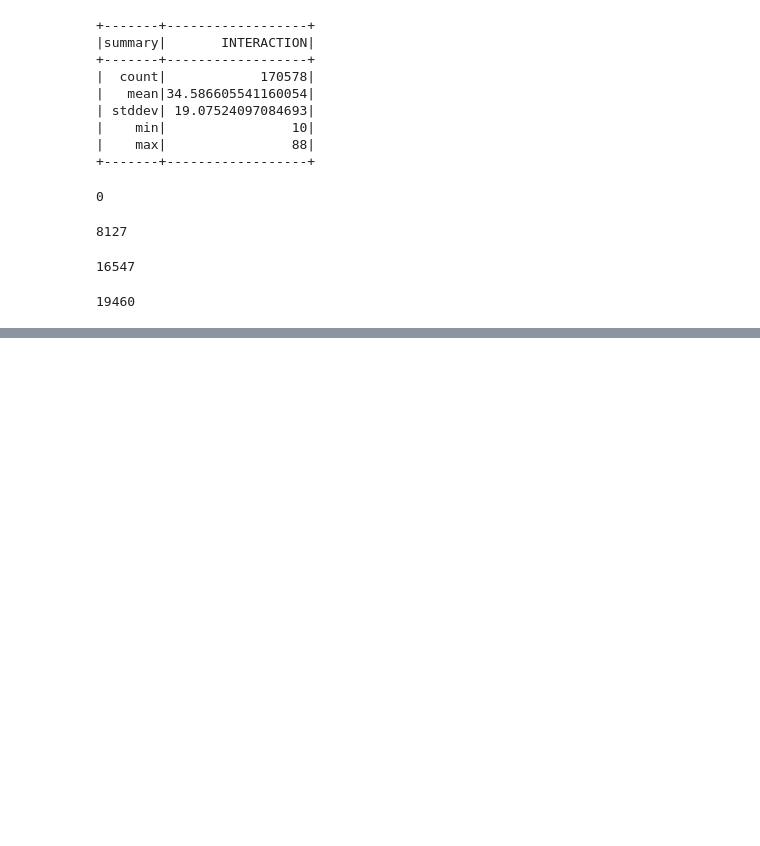
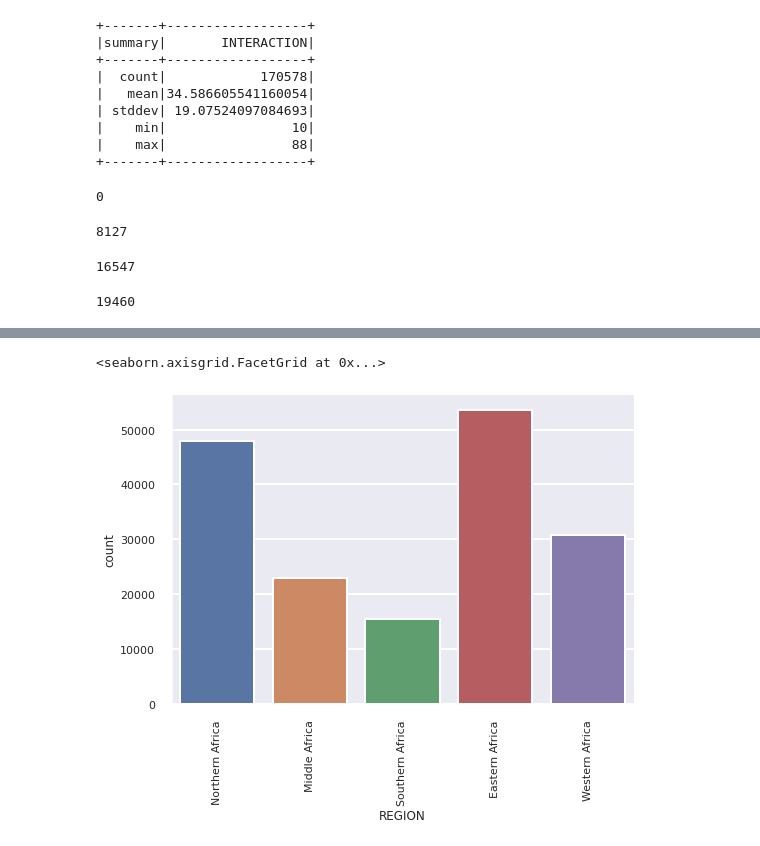
Before and after one commit to hachemwasli/SUAS-Project-Apache-Spark, a Jupyter notebook: conflicts_Spark.ipynb, the cells around one changed output, grey strips where cells are left out. Drawn from its saved outputs; the diff is of its cells as text; code cells hidden in the pictures; blank space fills up the shorter version.

```diff
--- a/conflicts_Spark.ipynb
+++ b/conflicts_Spark.ipynb
@@ -52,8 +57,8 @@ only showing top 3 rows
 # %%
 #remove the first two columns
 #display the structure of the data
-df = dataframe.drop(dataframe.columns[0])
-df.printSchema()
+dataframe = dataframe.drop(dataframe.columns[0])
+dataframe.printSchema()
 # %% [output]
 root
  |-- ISO: integer (nullable = true)
@@ -123,6 +155,6 @@ df.select('INTERACTION','FATALITIES').show(10)
 +-----------+----------+
 only showing top 10 rows
 # %%
-#show data sorted by Last Update
-df.sort("FATALITIES",ascending=False).show(2)
+#show data sorted by Fatalities
+dataframe.sort("FATALITIES",ascending=False).show(3)
 # %% [output]
@@ -214,0 +234,4 @@ fig.show()
+# %%
+import seaborn as sns
+df = dataframe.toPandas()
+df.info()
@@ -214,0 +256,8 @@ fig.show()
+# %%
+sns.set()
+sns.set_context("poster", font_scale=0.5, rc={"lines.linewidth": 15})
+ax = sns.catplot(x="REGION", data=df, aspect=1.5,kind="count")
+ax.set_xticklabels(rotation=90)
+# %% [output]
+<seaborn.axisgrid.FacetGrid at 0x...>
+[figure, added]
```
Also changed, not shown: parts of 21 cells of this notebook, 1 other file.
